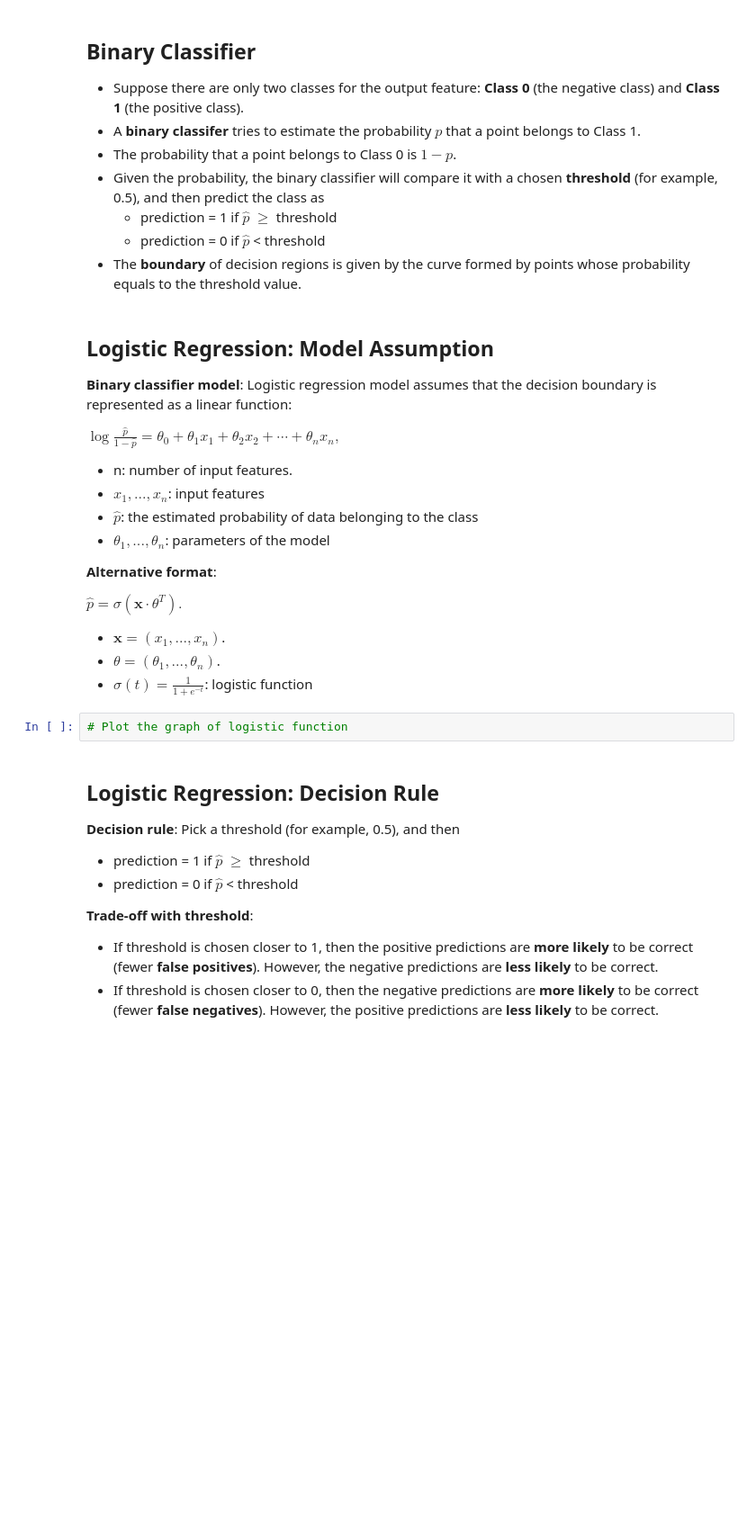
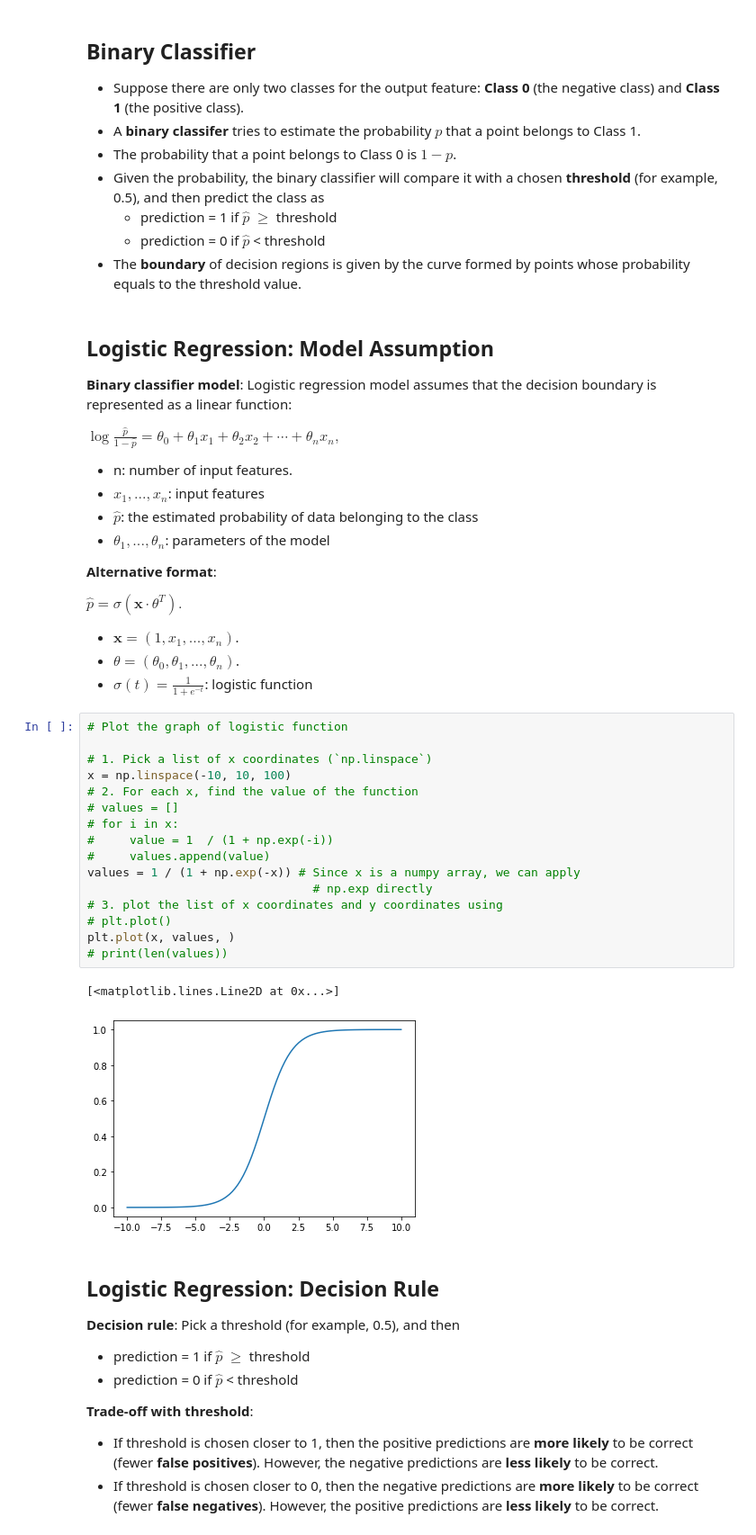
Before and after one commit to ch00226855/CMP414-765_Spring2020, a Jupyter notebook: Week07W_LogisticRegression.ipynb, the cells around one changed output. Shown: that part at 90% size. Saved outputs shown, nothing was run; the diff lists cells and outputs as text; blank space fills up the shorter version.

```diff
--- a/Week07W_LogisticRegression.ipynb
+++ b/Week07W_LogisticRegression.ipynb
@@ -52,11 +46,28 @@ $\log\frac{\hat{p}}{1 - \hat{p}} = \theta_0 + \theta_1x_1 + \theta_2x_2 +\cdots
 
 $\hat{p} = \sigma(\textbf{x}\cdot\theta^T).$
 
-- $\textbf{x} = (x_1, ..., x_n)$.
-- $\theta = (\theta_1, ..., \theta_n)$.
+- $\textbf{x} = (1, x_1, ..., x_n)$.
+- $\theta = (\theta_0, \theta_1, ..., \theta_n)$.
 - $\sigma(t) = \frac{1}{1+e^{-t}}$: logistic function
-# %%
-# Plot the graph of logistic function
+# %%
+# Plot the graph of logistic function
+
+# 1. Pick a list of x coordinates (`np.linspace`)
+x = np.linspace(-10, 10, 100)
+# 2. For each x, find the value of the function
+# values = []
+# for i in x:
+#     value = 1  / (1 + np.exp(-i))
+#     values.append(value)
+values = 1 / (1 + np.exp(-x)) # Since x is a numpy array, we can apply
+                                # np.exp directly
+# 3. plot the list of x coordinates and y coordinates using
+# plt.plot()
+plt.plot(x, values, )
+# print(len(values))
+# %% [output]
+[<matplotlib.lines.Line2D at 0x...>]
+[figure, added]
 # %% [markdown]
 ## Logistic Regression: Decision Rule
 
```
Also changed, not shown: parts of 35 cells of this notebook.
